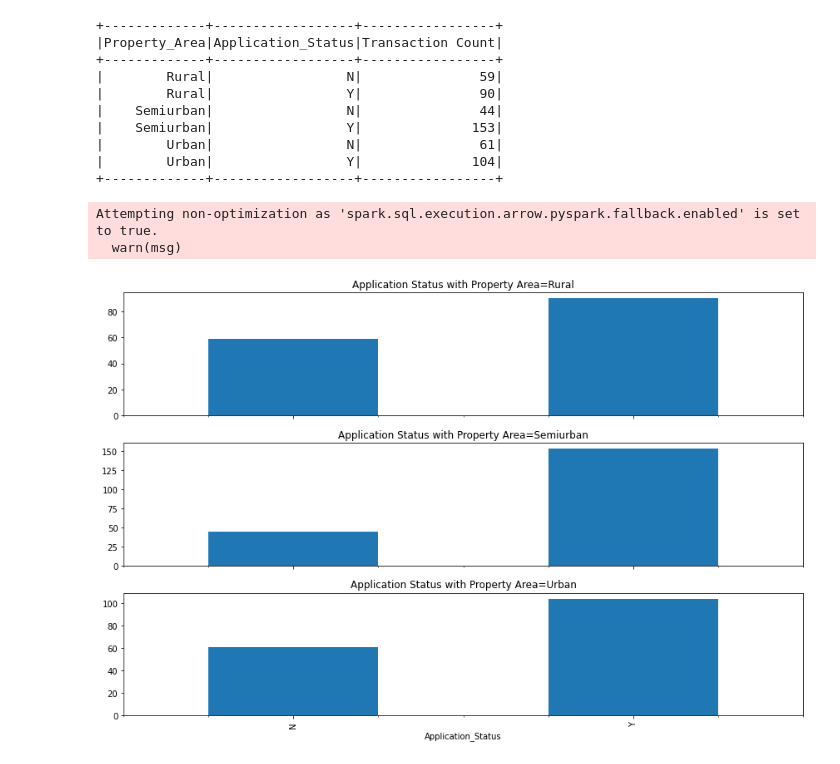
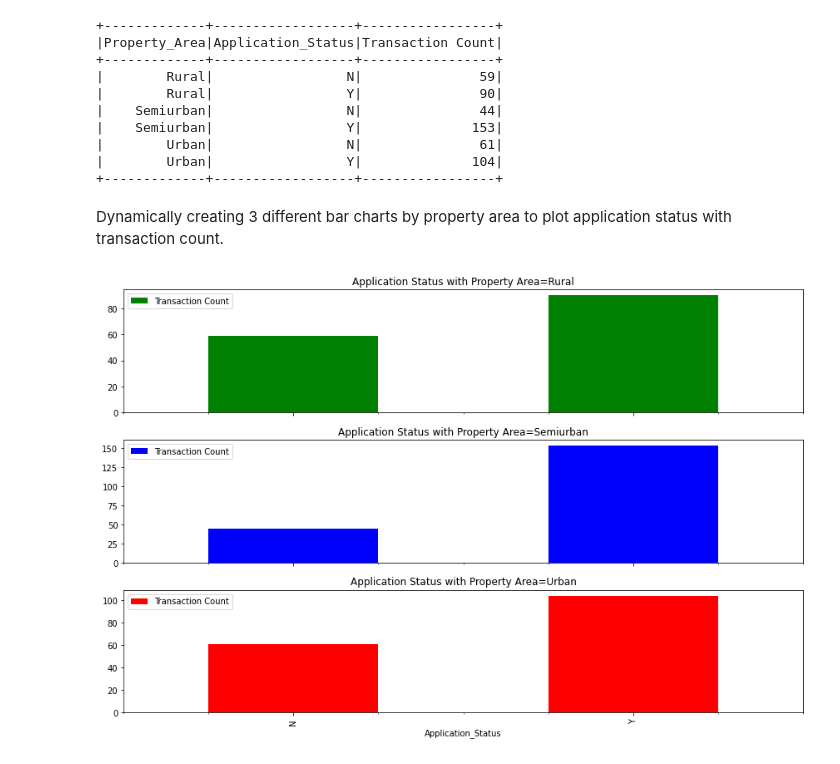
Before and after one commit to lekhuv/DataEngineering-Capstone-Project, a Jupyter notebook: LoanDataVisualization.ipynb, the cells around one changed output. Drawn from its saved outputs; the diff is of its cells as text; code cells hidden in the pictures.

Commit message:
Changes made in graphs

```diff
--- a/LoanDataVisualization.ipynb
+++ b/LoanDataVisualization.ipynb
@@ -57,31 +60,0 @@ df_loan_pd_male= df_loan.filter((df_loan.Married == 'Yes') & (df_loan.Gender ==
-# %%
-df_loan_pd_male= df_loan.filter((df_loan.Married == 'Yes') & (df_loan.Gender == 'Male') )\
-        .groupBy('Income', 'Application_Status') \
-        .agg(count('Application_ID').alias('Transaction Count')) \
-        .sort('Transaction Count').toPandas()
-
-g = df_loan_pd_male.groupby('Income')
-fig, axes = plt.subplots(g.ngroups, sharex=True, figsize=(12, 8))
-
-for i, (Income, d) in enumerate(g):
-    ax = d.plot.bar(x='Application_Status', y='Transaction Count', ax=axes[i], title=Income)
-    ax.legend().remove()
-    ax.set_title('Married Men Application Status with Income Range=%s'%Income)
-
-fig.tight_layout()
-
-
-df_loan_pd_female= df_loan.filter((df_loan.Married == 'Yes') & (df_loan.Gender == 'Female') )\
-        .groupBy('Income', 'Application_Status') \
-        .agg(count('Application_ID').alias('Transaction Count')) \
-        .sort('Transaction Count').toPandas()
-
-g = df_loan_pd_female.groupby('Income')
-fig, axes = plt.subplots(g.ngroups, sharex=True, figsize=(12, 8))
-
-for i, (Income, d) in enumerate(g):
-    ax = d.plot.bar(x='Application_Status', y='Transaction Count', ax=axes[i], title=Income)
-    ax.legend().remove()
-    ax.set_title('Married Women Application Status with Income Range=%s'%Income)
-
-fig.tight_layout()
@@ -108,22 +93,21 @@ df_loan \
 |        Urban|                 N|               61|
 |        Urban|                 Y|              104|
 +-------------+------------------+-----------------+
+# %% [markdown]
+Dynamically creating 3 different bar charts by property area to plot application status with transaction count.
 # %%
 df_loan_pd= df_loan \
         .groupBy('Property_Area', 'Application_Status') \
         .agg(count('Application_ID').alias('Transaction Count')) \
         .sort('Property_Area', 'Application_Status').toPandas()
 
-g = df_loan_pd.groupby('Property_Area')
-fig, axes = plt.subplots(g.ngroups, sharex=True, figsize=(12, 8))
-
-for i, (Property_Area, d) in enumerate(g):
-    ax = d.plot.bar(x='Application_Status', y='Transaction Count', ax=axes[i], title=Property_Area)
-    ax.legend().remove()
+df_group = df_loan_pd.groupby('Property_Area')
+fig, axes = plt.subplots(df_group.ngroups, sharex=True, figsize=(12, 8))
+colorrange = ['g', 'b','r']
+for i, (Property_Area, d) in enumerate(df_group):
+    ax = d.plot.bar(x='Application_Status', y='Transaction Count', ax=axes[i], title=Property_Area, color=colorrange[i])
+    ax.legend()
     ax.set_title('Application Status with Property Area=%s'%Property_Area)
-
 fig.tight_layout()
 # %% [output]
-Attempting non-optimization as 'spark.sql.execution.arrow.pyspark.fallback.enabled' is set to true.
-  warn(msg)
-[figure, old version]
+[figure, new version]
```
Also changed, not shown: parts of 10 cells of this notebook.
